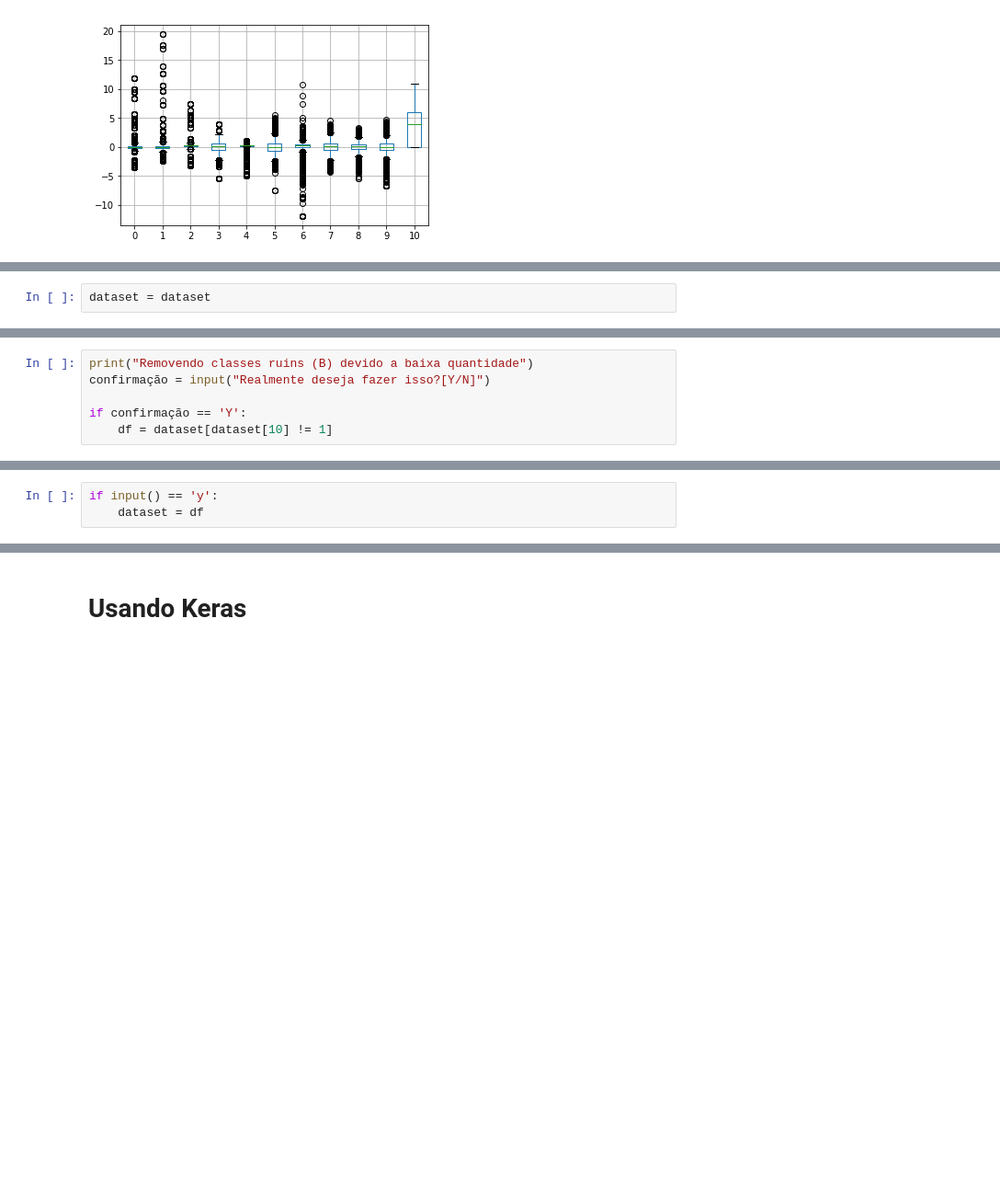
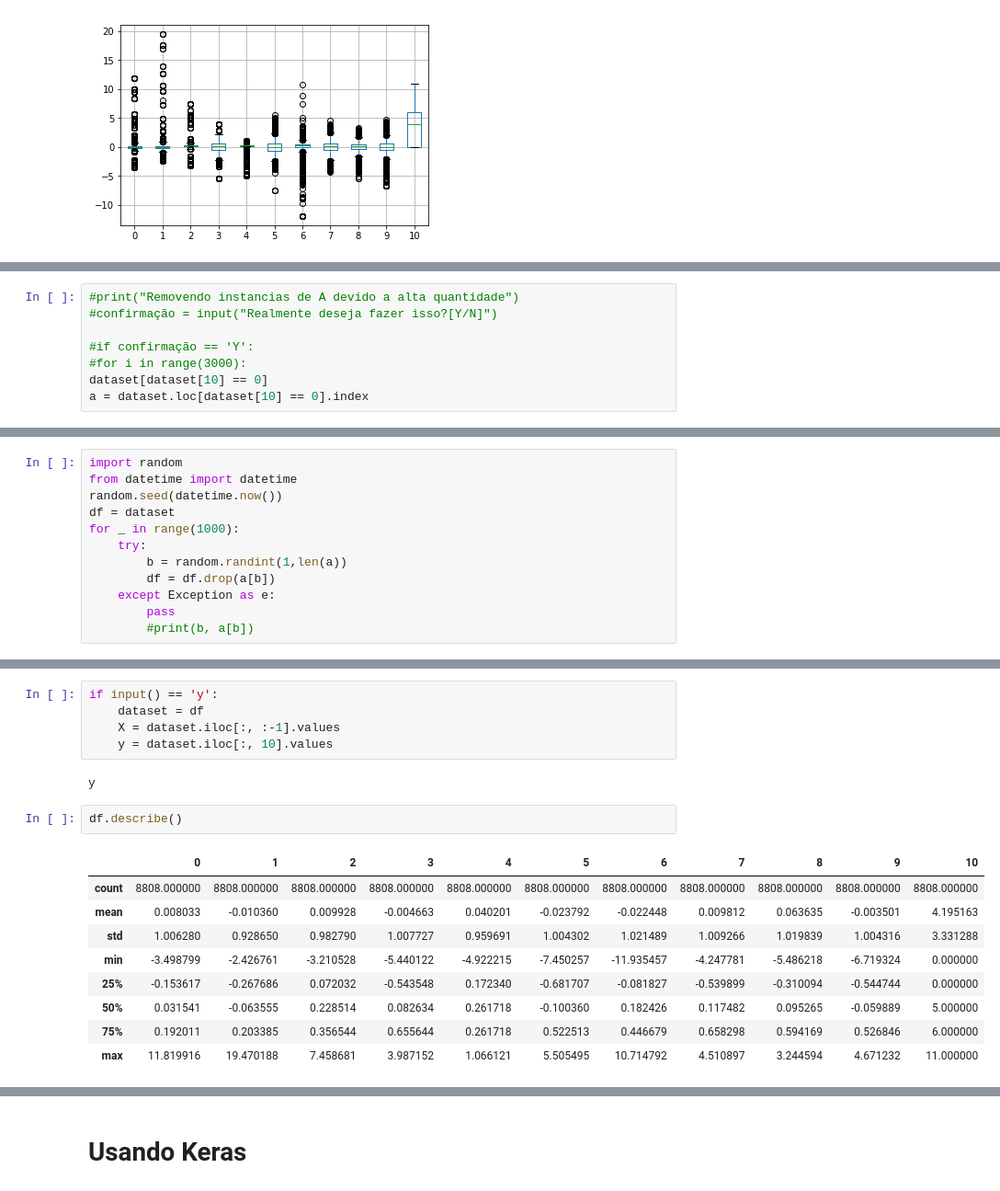
Before and after one commit to nathNath/provadeia, a Jupyter notebook: questaodois/Segunda questão.ipynb, the cells around one changed output, grey strips where cells are left out. Shown at 92% size. Cells and saved outputs as stored; diff of their text form; blank space fills up the shorter version.

Commit message:
tentando fazer a q2, sem sucesso

```diff
--- a/questaodois/Segunda questão.ipynb
+++ b/questaodois/Segunda questão.ipynb
@@ -320,2 +330,0 @@ dataset.boxplot()
-# %%
-dataset = dataset
@@ -322,6 +335,8 @@ dataset = dataset
 # %%
-print("Removendo classes ruins (B) devido a baixa quantidade")
-confirmação = input("Realmente deseja fazer isso?[Y/N]")
+#print("Removendo instancias de A devido a alta quantidade")
+#confirmação = input("Realmente deseja fazer isso?[Y/N]")
 
-if confirmação == 'Y':
-    df = dataset[dataset[10] != 1]
+#if confirmação == 'Y':
+#for i in range(3000):
+dataset[dataset[10] == 0]
+a = dataset.loc[dataset[10] == 0].index
@@ -327,0 +356,12 @@ if confirmação == 'Y':
+# %%
+import random
+from datetime import datetime
+random.seed(datetime.now())
+df = dataset
+for _ in range(1000):
+    try:
+        b = random.randint(1,len(a))
+        df = df.drop(a[b])
+    except Exception as e:
+        pass
+        #print(b, a[b])
@@ -335,4 +431,20 @@ collections.Counter(df[10].values)
 # %%
 if input() == 'y':
     dataset = df
+    X = dataset.iloc[:, :-1].values
+    y = dataset.iloc[:, 10].values
+# %% [output]
+y
+# %%
+df.describe()
+# %% [output]
+|  | 0 | 1 | 2 | 3 | 4 | 5 | 6 | 7 | 8 | 9 | 10 |
+| count | 8808.000000 | 8808.000000 | 8808.000000 | 8808.000000 | 8808.000000 | 8808.000000 | 8808.000000 | 8808.000000 | 8808.000000 | 8808.000000 | 8808.000000 |
+| mean | 0.008033 | -0.010360 | 0.009928 | -0.004663 | 0.040201 | -0.023792 | -0.022448 | 0.009812 | 0.063635 | -0.003501 | 4.195163 |
+| std | 1.006280 | 0.928650 | 0.982790 | 1.007727 | 0.959691 | 1.004302 | 1.021489 | 1.009266 | 1.019839 | 1.004316 | 3.331288 |
+| min | -3.498799 | -2.426761 | -3.210528 | -5.440122 | -4.922215 | -7.450257 | -11.935457 | -4.247781 | -5.486218 | -6.719324 | 0.000000 |
+| 25% | -0.153617 | -0.267686 | 0.072032 | -0.543548 | 0.172340 | -0.681707 | -0.081827 | -0.539899 | -0.310094 | -0.544744 | 0.000000 |
+| 50% | 0.031541 | -0.063555 | 0.228514 | 0.082634 | 0.261718 | -0.100360 | 0.182426 | 0.117482 | 0.095265 | -0.059889 | 5.000000 |
+| 75% | 0.192011 | 0.203385 | 0.356544 | 0.655644 | 0.261718 | 0.522513 | 0.446679 | 0.658298 | 0.594169 | 0.526846 | 6.000000 |
+| max | 11.819916 | 19.470188 | 7.458681 | 3.987152 | 1.066121 | 5.505495 | 10.714792 | 4.510897 | 3.244594 | 4.671232 | 11.000000 |
 # %%
```
Also changed, not shown: parts of 22 cells of this notebook.
